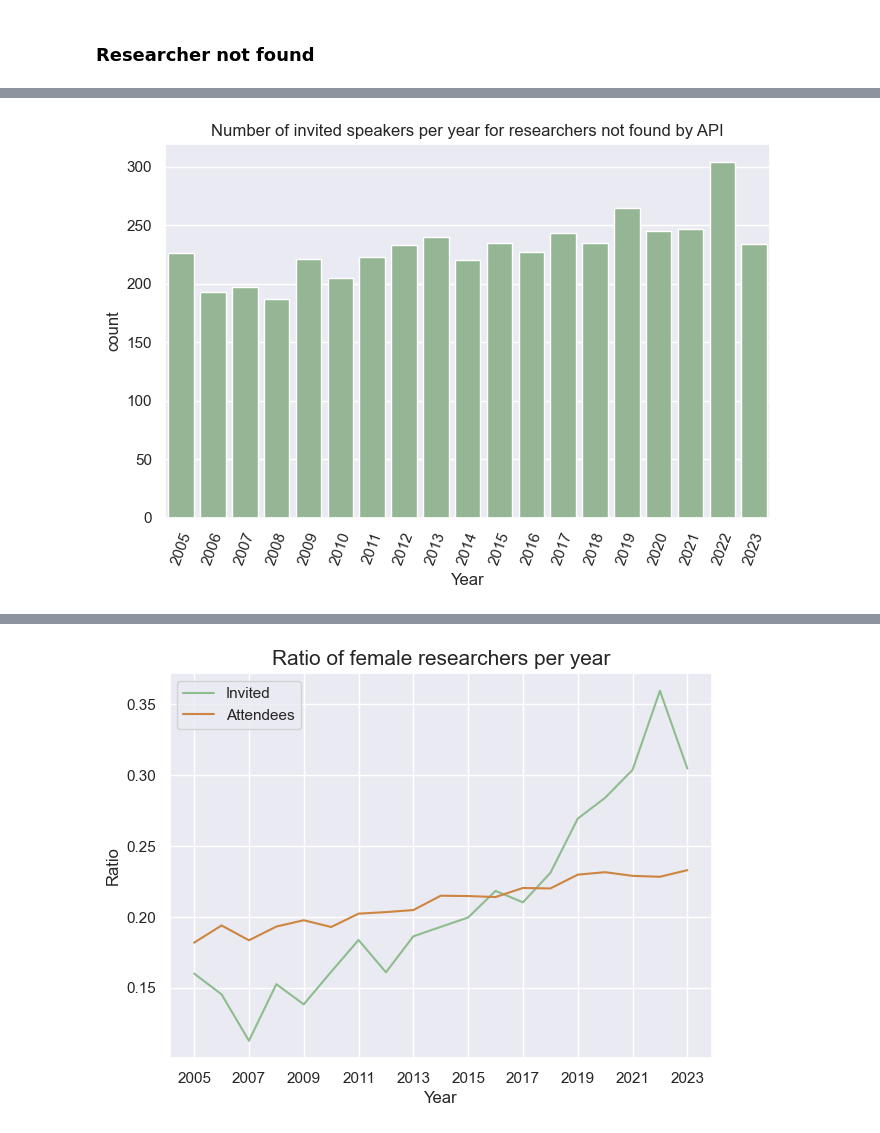
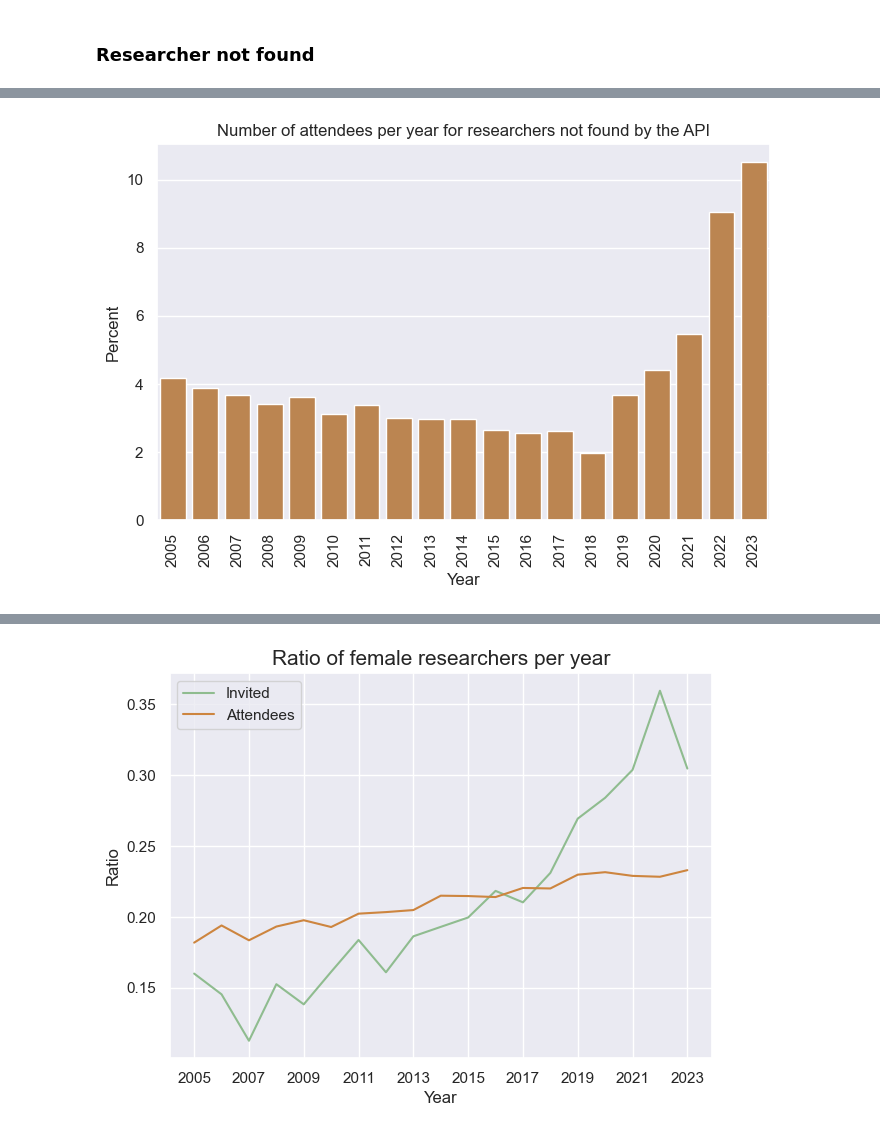
Before and after one commit to EllenWM/Evolution-of-Gender-Diversity-in-Physics-Conferences, a Jupyter notebook: Plots.ipynb, the cells around one changed output, grey strips where cells are left out. Saved outputs shown, nothing was run; the diff lists cells and outputs as text; code cells hidden in the pictures.

```diff
--- a/Plots.ipynb
+++ b/Plots.ipynb
@@ -8,7 +23,5 @@ pd.options.mode.chained_assignment = None  # default='warn'
 # %%
-#load data for researchers and divisions
-df_researchers = pd.read_pickle("Files/Dataframes/researchersFinal.pkl")
-researchers = df_researchers.drop_duplicates(subset = ['SearchName', 'Year', 'SessionType']) #only unique researchers(wrt. year and session type)
-divisionResearchers = df_researchers.drop_duplicates(subset = ['SearchName', 'Year', 'Division', 'SessionType']) #unique researchers, also wrt. division
-errorResearchers = pd.read_pickle("Files/Dataframes/errorResearchers_filtered.pkl")
-errorResearchers_gender = pd.read_pickle("Files/Dataframes/ResearchersNotFound_wGender.pkl")
+researchers = researcher_positiveSeniority.drop_duplicates(subset = ['SearchName', 'Year', 'SessionType']) #only unique researchers(wrt. year and session type)
+sponsUnitResearchers = researcher_positiveSeniority.drop_duplicates(subset = ['SearchName', 'Year', 'SessionType', 'AssignedSponsoringUnit']) #unique researchers, also wrt. sponsoring unit
+#errorResearchers = pd.read_pickle("Files/Dataframes/errorResearchers_filtered.pkl").drop_duplicates(subset = ['SearchName', 'Year', 'SessionType']) #only unique researchers(wrt. year and session type)
+uniqueResearchers = researchers.drop_duplicates(subset='SearchName')
@@ -14,0 +33,4 @@ errorResearchers_gender = pd.read_pickle("Files/Dataframes/ResearchersNotFound_w
+# %%
+#replace NaN values in productivity with 0, since it is because the researchers didn't publish anything at the time
+researchers['Productivity'] = researchers.Productivity.fillna(0)
+sponsUnitResearchers['Productivity'] = sponsUnitResearchers.Productivity.fillna(0)
@@ -15,5 +41,5 @@ errorResearchers_gender = pd.read_pickle("Files/Dataframes/ResearchersNotFound_w
 # %%
-researchers['log_MaxPaperCount'] = np.log2(researchers.MaxPaperCount)
-researchers['log_CumulativePaperCount'] = np.log2(researchers.CumulativePaperCount)
-researchers['log_Productivity'] = np.log2(researchers.Productivity)
-researchers['log_AuthorCount'] = np.log2(researchers.AuthorCount)
+researchers['log_MaxPaperCount'] = np.log(researchers.MaxPaperCount)
+researchers['log_CumulativePaperCount'] = np.log(researchers.CumulativePaperCount)
+researchers['log_Productivity'] = np.log(researchers.Productivity)
+researchers['log_AuthorCount'] = np.log(researchers.ResearcherCount)
@@ -209,3 +161,7 @@ errorResearchers_att = errorResearchers[errorResearchers.SessionType == 'attende
 # %%
 errorResearchersGender_inv = errorResearchers_gender[errorResearchers_gender.SessionType == 'invited']
 errorResearchersGender_att = errorResearchers_gender[errorResearchers_gender.SessionType == 'attendee']
+# %%
+#percent errorResearchers of total invited speakers and attendees
+errorInvited_percent = ((errorResearchersGender_inv.groupby('Year').count()['SearchName']/(errorResearchersGender_inv.groupby('Year').count()['SearchName'] + invited.groupby('Year').count()['SearchName']))*100).reset_index()
+errorAttendees_percent = ((errorResearchersGender_att.groupby('Year').count()['SearchName']/(errorResearchersGender_att.groupby('Year').count()['SearchName'] + attendees.groupby('Year').count()['SearchName']))*100).reset_index()
@@ -212,9 +178,10 @@ errorResearchersGender_att = errorResearchers_gender[errorResearchers_gender.Ses
 # %%
-sns.countplot(x = 'Year', data = errorResearchers_inv , color = 'darkseagreen')
-plt.xticks(rotation=70)
-plt.title('Number of invited speakers per year for researchers not found by API')
+sns.barplot(x = 'Year', data = errorAttendees_percent, y = 'SearchName', color = 'peru')
+plt.xticks(rotation=90)
+plt.ylabel('Percent')
+plt.title('Number of attendees per year for researchers not found by the API')
 plt.tight_layout()
-plt.savefig("Figures/invitedSpeakers_errorResearchers.png", bbox_inches='tight')
+plt.savefig("Figures/participants_errorResearchers.png", bbox_inches='tight')
 plt.show()
 # %% [output]
-[figure, old version]
+[figure, new version]
```
Also changed, not shown: parts of 102 cells of this notebook, 10 other files.
